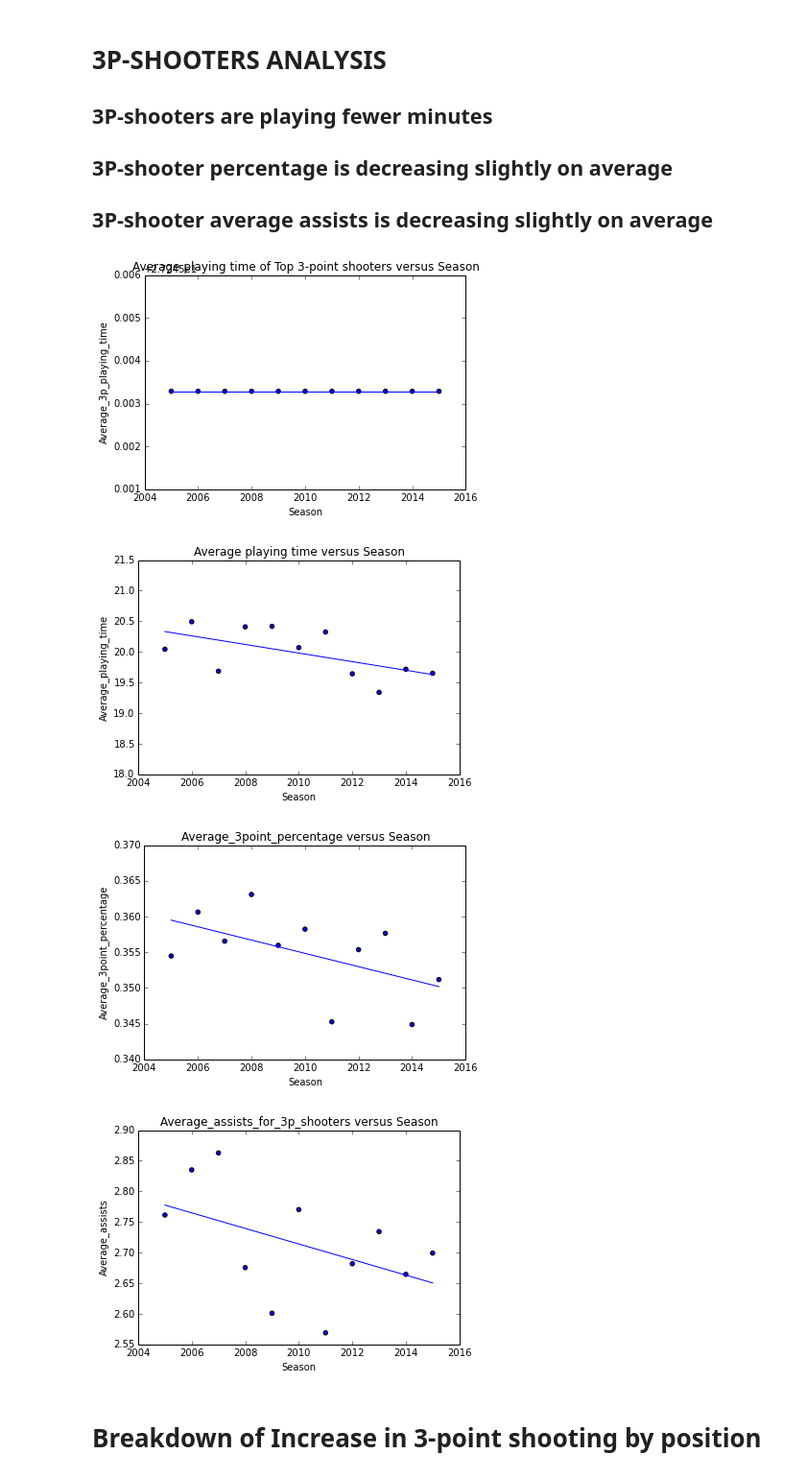
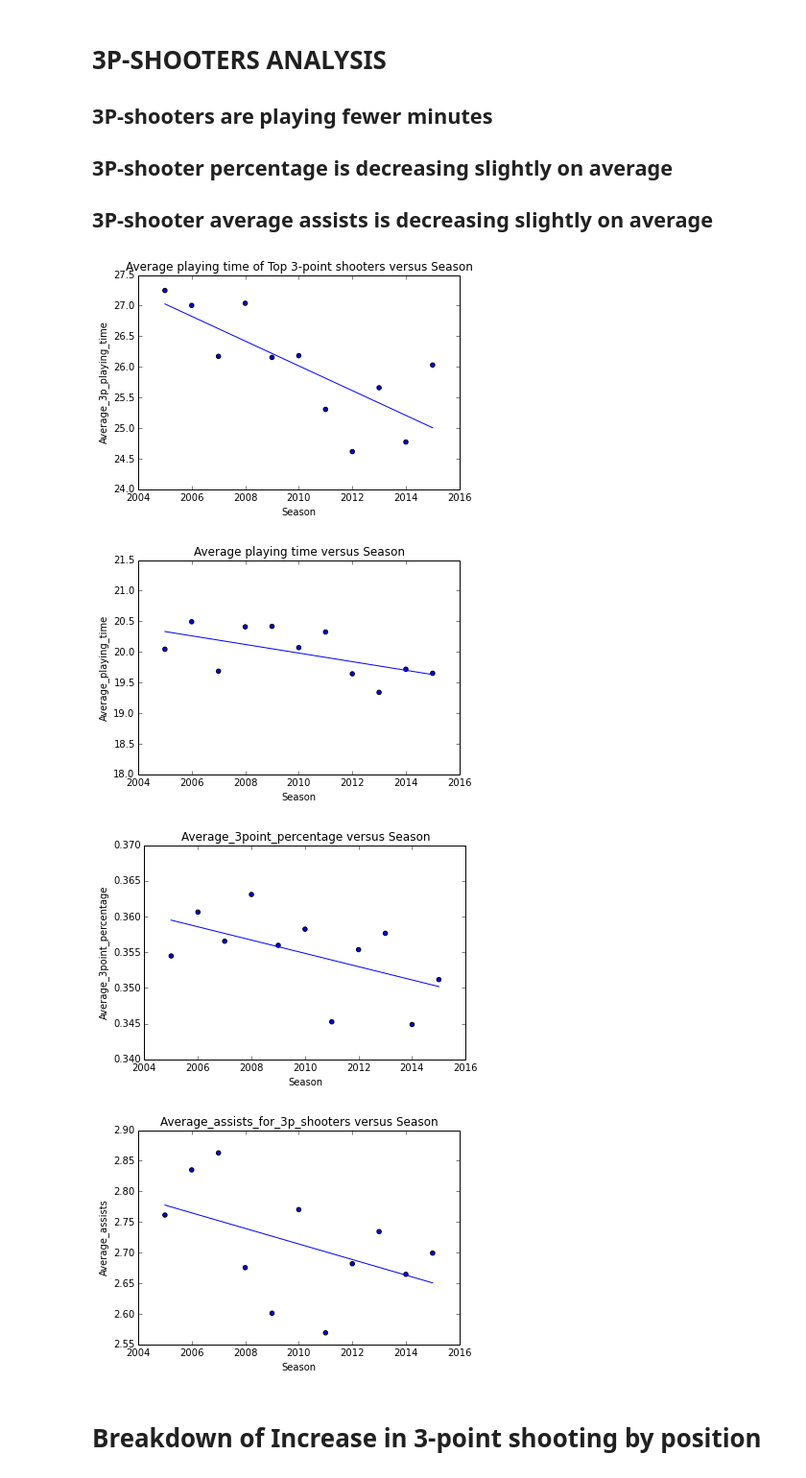
Before and after one commit to DavidStreid/analytics, a Jupyter notebook: bball_analytics.ipynb, the cells around one changed output. Shown at 96% size. Saved outputs shown, nothing was run; the diff lists cells and outputs as text; code cells hidden in the pictures.

Commit message:
Fixed Average playing time of top 3-point shooters

```diff
--- a/bball_analytics.ipynb
+++ b/bball_analytics.ipynb
@@ -37,7 +37,7 @@ for s in season: # Fill average_3p_playing_time, average_playing_time, avg_3pp,
     avg_min = s_data['MIN'].mean()
     average_playing_time.append(avg_min)
 
-    average_3p_playing_time.append(shooter_data['MIN'].mean())
+    average_3p_playing_time.append(shooters['MIN'].mean())
 
 # Adding Graphs
 m, b = np.polyfit(dates, average_3p_playing_time, 1)
@@ -46,34 +46,34 @@ plt.plot(dates, m*dates + b, '-')
 plt.xlabel('Season')
 plt.ylabel('Average_3p_playing_time')
 plt.title('Average playing time of Top 3-point shooters versus Season')
 plt.show()
 
 m, b = m, b = np.polyfit(dates, average_playing_time, 1)
 plt.scatter(dates, average_playing_time)
 plt.plot(dates, m*dates + b, '-')
 plt.yticks(np.arange(int(min(average_playing_time))-1, int(max(average_playing_time))+2, 0.5))
 plt.xlabel('Season')
 plt.ylabel('Average_playing_time')
 plt.title('Average playing time versus Season')
 plt.show()
 
 m, b = np.polyfit(dates, avg_3pp, 1)
 plt.scatter(dates, avg_3pp)
 plt.plot(dates, m*dates + b, '-')
 plt.xlabel('Season')
 plt.ylabel('Average_3point_percentage')
 plt.title('Average_3point_percentage versus Season')
 plt.show()
 
 m, b = np.polyfit(dates, avg_ast, 1)
 plt.scatter(dates, avg_ast)
 plt.plot(dates, m*dates + b, '-')
 plt.xlabel('Season')
 plt.ylabel('Average_assists')
 plt.title('Average_assists_for_3p_shooters versus Season')
 plt.show()
 # %% [output]
-[figure, old version]
+[figure, new version]
 [figure]
 [figure]
 [figure]
```
